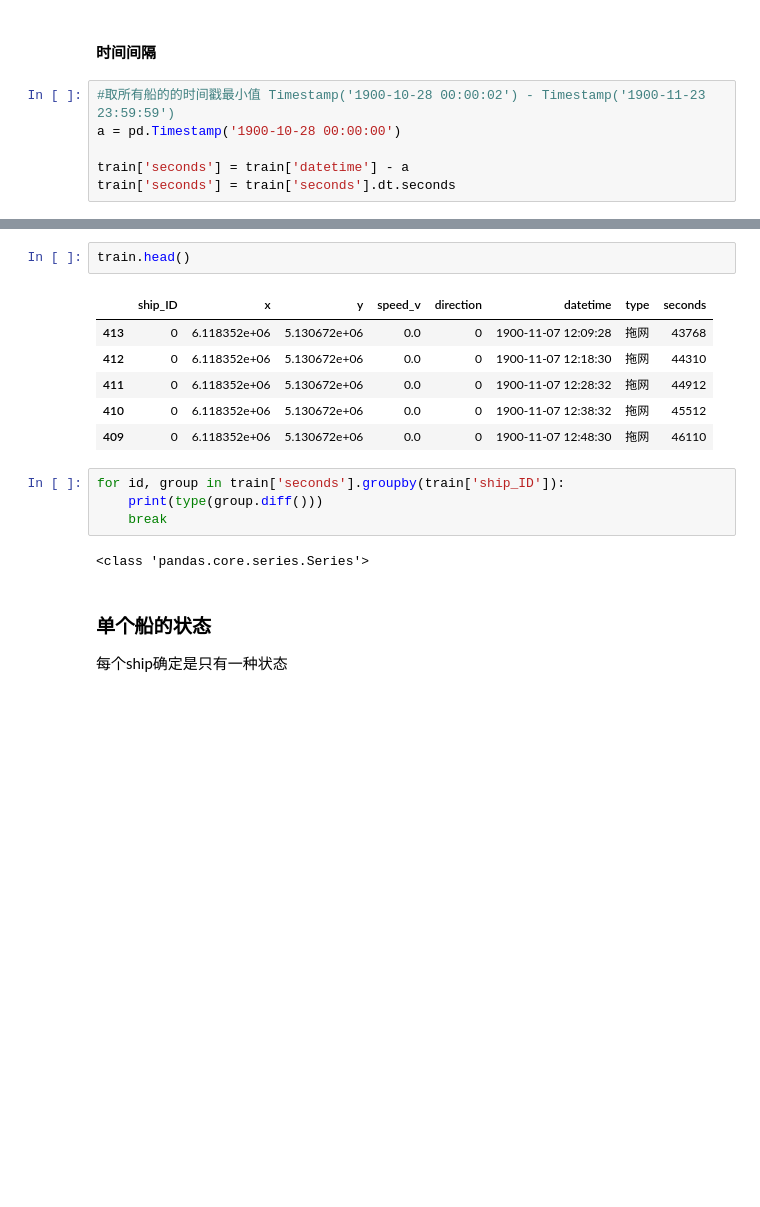
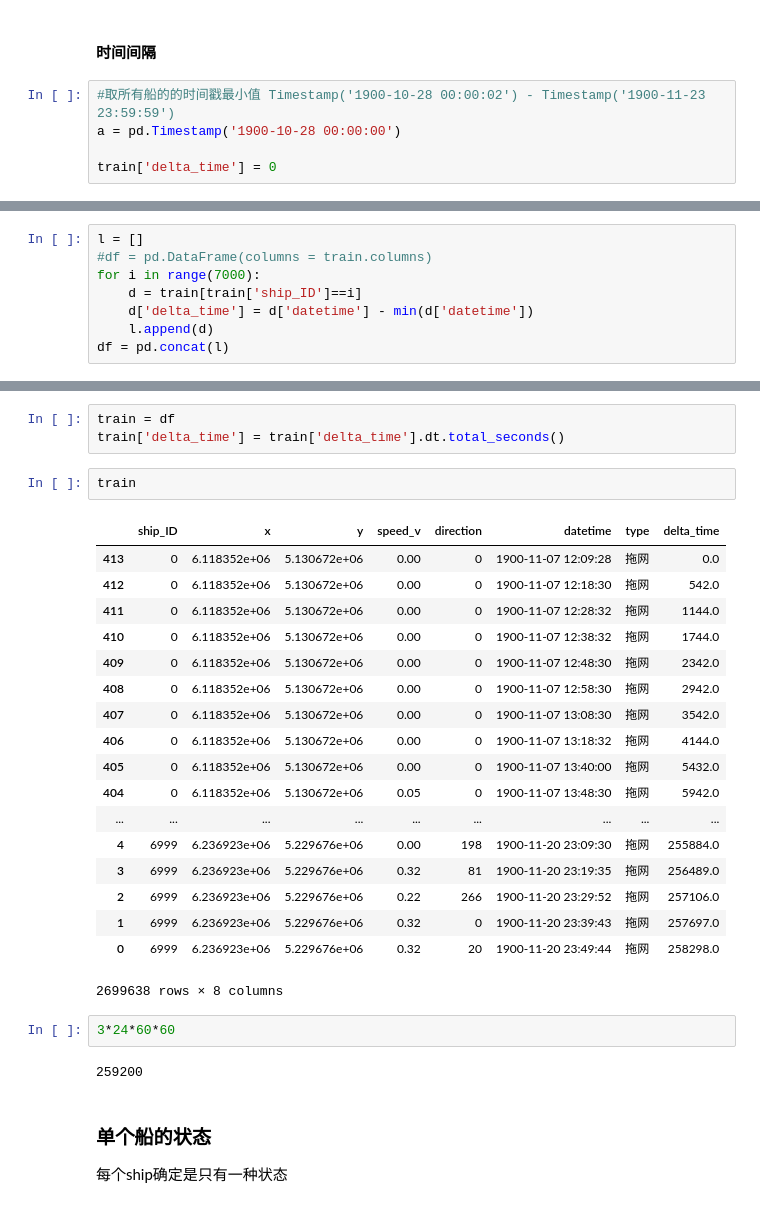
Before and after one commit to xzz666/tianchi_ship_2019, a Jupyter notebook: working/101_eda.ipynb, the cells around one changed output, grey strips where cells are left out. Saved outputs shown, nothing was run; the diff lists cells and outputs as text; blank space fills up the shorter version.

```diff
--- a/working/101_eda.ipynb
+++ b/working/101_eda.ipynb
@@ -54,5 +54,4 @@ train.head()
 #取所有船的的时间戳最小值 Timestamp('1900-10-28 00:00:02') - Timestamp('1900-11-23 23:59:59')
 a = pd.Timestamp('1900-10-28 00:00:00')
 
-train['seconds'] = train['datetime'] - a
-train['seconds'] = train['seconds'].dt.seconds
+train['delta_time'] = 0
@@ -58,0 +87,8 @@ train['seconds'] = train['seconds'].dt.seconds
+# %%
+l = []
+#df = pd.DataFrame(columns = train.columns)
+for i in range(7000):
+    d = train[train['ship_ID']==i]
+    d['delta_time'] = d['datetime'] - min(d['datetime'])
+    l.append(d)
+df = pd.concat(l)
@@ -59,18 +113,31 @@ train['seconds'] = train['seconds'].dt.seconds
+# %%
+train = df
+train['delta_time'] = train['delta_time'].dt.total_seconds()
 # %%
-train.head()
+train
 # %% [output]
-|  | ship_ID | x | y | speed_v | direction | datetime | type | seconds |
-| 413 | 0 | 6.118352e+06 | 5.130672e+06 | 0.0 | 0 | 1900-11-07 12:09:28 | 拖网 | 43768 |
-| 412 | 0 | 6.118352e+06 | 5.130672e+06 | 0.0 | 0 | 1900-11-07 12:18:30 | 拖网 | 44310 |
-| 411 | 0 | 6.118352e+06 | 5.130672e+06 | 0.0 | 0 | 1900-11-07 12:28:32 | 拖网 | 44912 |
-| 410 | 0 | 6.118352e+06 | 5.130672e+06 | 0.0 | 0 | 1900-11-07 12:38:32 | 拖网 | 45512 |
-| 409 | 0 | 6.118352e+06 | 5.130672e+06 | 0.0 | 0 | 1900-11-07 12:48:30 | 拖网 | 46110 |
+|  | ship_ID | x | y | speed_v | direction | datetime | type | delta_time |
+| 413 | 0 | 6.118352e+06 | 5.130672e+06 | 0.00 | 0 | 1900-11-07 12:09:28 | 拖网 | 0.0 |
+| 412 | 0 | 6.118352e+06 | 5.130672e+06 | 0.00 | 0 | 1900-11-07 12:18:30 | 拖网 | 542.0 |
+| 411 | 0 | 6.118352e+06 | 5.130672e+06 | 0.00 | 0 | 1900-11-07 12:28:32 | 拖网 | 1144.0 |
+| 410 | 0 | 6.118352e+06 | 5.130672e+06 | 0.00 | 0 | 1900-11-07 12:38:32 | 拖网 | 1744.0 |
+| 409 | 0 | 6.118352e+06 | 5.130672e+06 | 0.00 | 0 | 1900-11-07 12:48:30 | 拖网 | 2342.0 |
+| 408 | 0 | 6.118352e+06 | 5.130672e+06 | 0.00 | 0 | 1900-11-07 12:58:30 | 拖网 | 2942.0 |
+| 407 | 0 | 6.118352e+06 | 5.130672e+06 | 0.00 | 0 | 1900-11-07 13:08:30 | 拖网 | 3542.0 |
+| 406 | 0 | 6.118352e+06 | 5.130672e+06 | 0.00 | 0 | 1900-11-07 13:18:32 | 拖网 | 4144.0 |
+| 405 | 0 | 6.118352e+06 | 5.130672e+06 | 0.00 | 0 | 1900-11-07 13:40:00 | 拖网 | 5432.0 |
+| 404 | 0 | 6.118352e+06 | 5.130672e+06 | 0.05 | 0 | 1900-11-07 13:48:30 | 拖网 | 5942.0 |
+| ... | ... | ... | ... | ... | ... | ... | ... | ... |
+| 4 | 6999 | 6.236923e+06 | 5.229676e+06 | 0.00 | 198 | 1900-11-20 23:09:30 | 拖网 | 255884.0 |
+| 3 | 6999 | 6.236923e+06 | 5.229676e+06 | 0.32 | 81 | 1900-11-20 23:19:35 | 拖网 | 256489.0 |
+| 2 | 6999 | 6.236923e+06 | 5.229676e+06 | 0.22 | 266 | 1900-11-20 23:29:52 | 拖网 | 257106.0 |
+| 1 | 6999 | 6.236923e+06 | 5.229676e+06 | 0.32 | 0 | 1900-11-20 23:39:43 | 拖网 | 257697.0 |
+| 0 | 6999 | 6.236923e+06 | 5.229676e+06 | 0.32 | 20 | 1900-11-20 23:49:44 | 拖网 | 258298.0 |
+2699638 rows × 8 columns
-# %%
-for id, group in train['seconds'].groupby(train['ship_ID']):
-    print(type(group.diff()))
-    break
-# %% [output]
-<class 'pandas.core.series.Series'>
+# %%
+3*24*60*60
+# %% [output]
+259200
 # %% [markdown]
 ### 单个船的状态
 每个ship确定是只有一种状态
```
Also changed, not shown: parts of 4 cells of this notebook, 1 other file.
